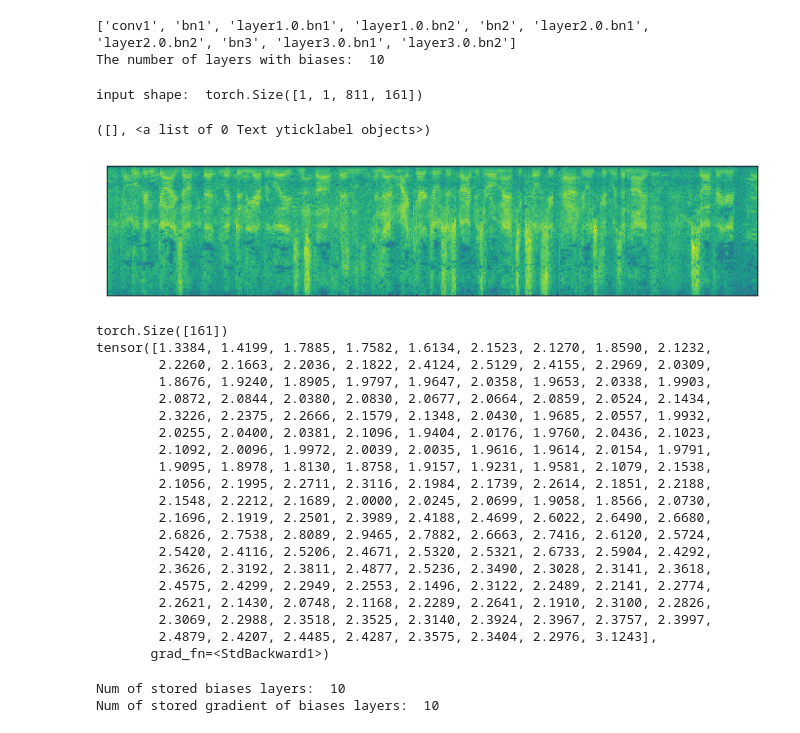
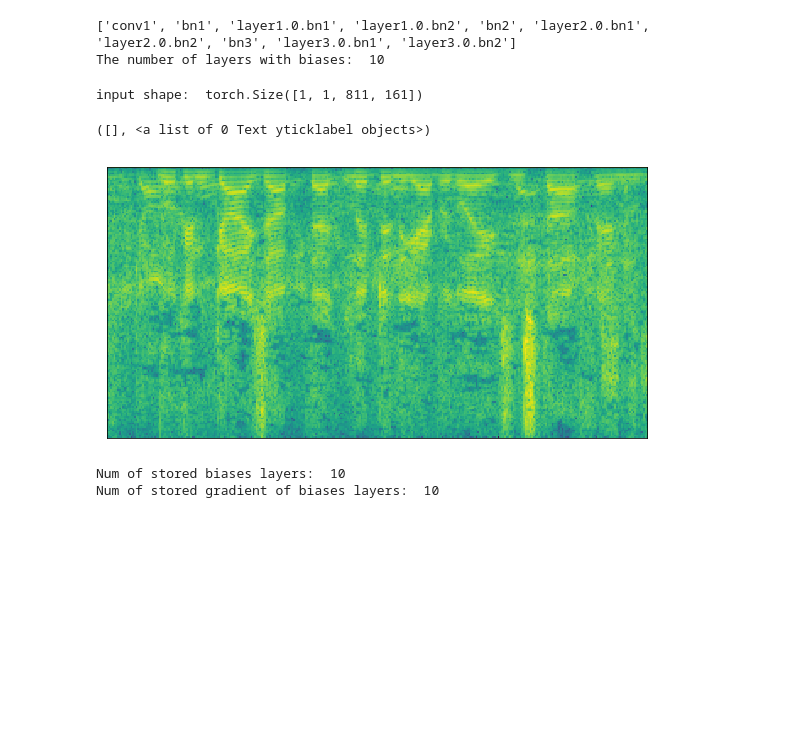
Before and after one commit to Wenhao-Yang/SpeakerVerifiaction-pytorch, a Jupyter notebook: Misc/hook_conv_lores.ipynb, the cells around one changed output. Saved outputs shown, nothing was run; the diff lists cells and outputs as text; code cells hidden in the pictures; blank space fills up the shorter version.

```diff
--- a/Misc/hook_conv_lores.ipynb
+++ b/Misc/hook_conv_lores.ipynb
@@ -131,21 +131,20 @@ The number of layers with biases:  10
 # %%
 
 x1 = kaldi_io.read_mat('/home/yangwenhao/local/project/lstm_speaker_verification/data/vox1/klsp/spect/dev/raw_spect_dev.1.ark:26')
 x = torch.tensor(x1).reshape(1,1,-1,161).requires_grad_()
 print("input shape: ", x.shape)
 
 plt.figure(figsize=(12, 5))
-
-im = plt.imshow(x1.transpose())
+im = plt.imshow(x1.transpose()[:,:320])
 plt.xticks([])
 plt.yticks([])
 # plt.colorbar(im)  # 显示颜色标尺
 # print(list(in_feature_grads.keys()))
 # print(list(in_feature.keys()))
 # %% [output]
 input shape:  torch.Size([1, 1, 811, 161])
 ([], <a list of 0 Text yticklabel objects>)
-[figure, old version]
+[figure, new version]
 # %%
 model.eval()
 logits, feat = model(x)
@@ -153,29 +152,8 @@ logits[0].max().backward()
 # print(feature_grads[0].shape)
 # %%
 x_stdf = x.std(dim=2)
-print(input_x.shape)
-print(input_x)
+# print(input_x.shape)
+# print(input_x)
-# %% [output]
-torch.Size([161])
-tensor([1.3384, 1.4199, 1.7885, 1.7582, 1.6134, 2.1523, 2.1270, 1.8590, 2.1232,
-        2.2260, 2.1663, 2.2036, 2.1822, 2.4124, 2.5129, 2.4155, 2.2969, 2.0309,
-        1.8676, 1.9240, 1.8905, 1.9797, 1.9647, 2.0358, 1.9653, 2.0338, 1.9903,
-        2.0872, 2.0844, 2.0380, 2.0830, 2.0677, 2.0664, 2.0859, 2.0524, 2.1434,
-        2.3226, 2.2375, 2.2666, 2.1579, 2.1348, 2.0430, 1.9685, 2.0557, 1.9932,
-        2.0255, 2.0400, 2.0381, 2.1096, 1.9404, 2.0176, 1.9760, 2.0436, 2.1023,
-        2.1092, 2.0096, 1.9972, 2.0039, 2.0035, 1.9616, 1.9614, 2.0154, 1.9791,
-        1.9095, 1.8978, 1.8130, 1.8758, 1.9157, 1.9231, 1.9581, 2.1079, 2.1538,
-        2.1056, 2.1995, 2.2711, 2.3116, 2.1984, 2.1739, 2.2614, 2.1851, 2.2188,
-        2.1548, 2.2212, 2.1689, 2.0000, 2.0245, 2.0699, 1.9058, 1.8566, 2.0730,
-        2.1696, 2.1919, 2.2501, 2.3989, 2.4188, 2.4699, 2.6022, 2.6490, 2.6680,
-        2.6826, 2.7538, 2.8089, 2.9465, 2.7882, 2.6663, 2.7416, 2.6120, 2.5724,
-        2.5420, 2.4116, 2.5206, 2.4671, 2.5320, 2.5321, 2.6733, 2.5904, 2.4292,
-        2.3626, 2.3192, 2.3811, 2.4877, 2.5236, 2.3490, 2.3028, 2.3141, 2.3618,
-        2.4575, 2.4299, 2.2949, 2.2553, 2.1496, 2.3122, 2.2489, 2.2141, 2.2774,
-        2.2621, 2.1430, 2.0748, 2.1168, 2.2289, 2.2641, 2.1910, 2.3100, 2.2826,
-        2.3069, 2.2988, 2.3518, 2.3525, 2.3140, 2.3924, 2.3967, 2.3757, 2.3997,
-        2.4879, 2.4207, 2.4485, 2.4287, 2.3575, 2.3404, 2.2976, 3.1243],
-       grad_fn=<StdBackward1>)
 # %%
 print("Num of stored biases layers: ", len(bias_layers))
 print("Num of stored gradient of biases layers: ", len(out_feature_grads))
```
Also changed, not shown: parts of 3 cells of this notebook.
